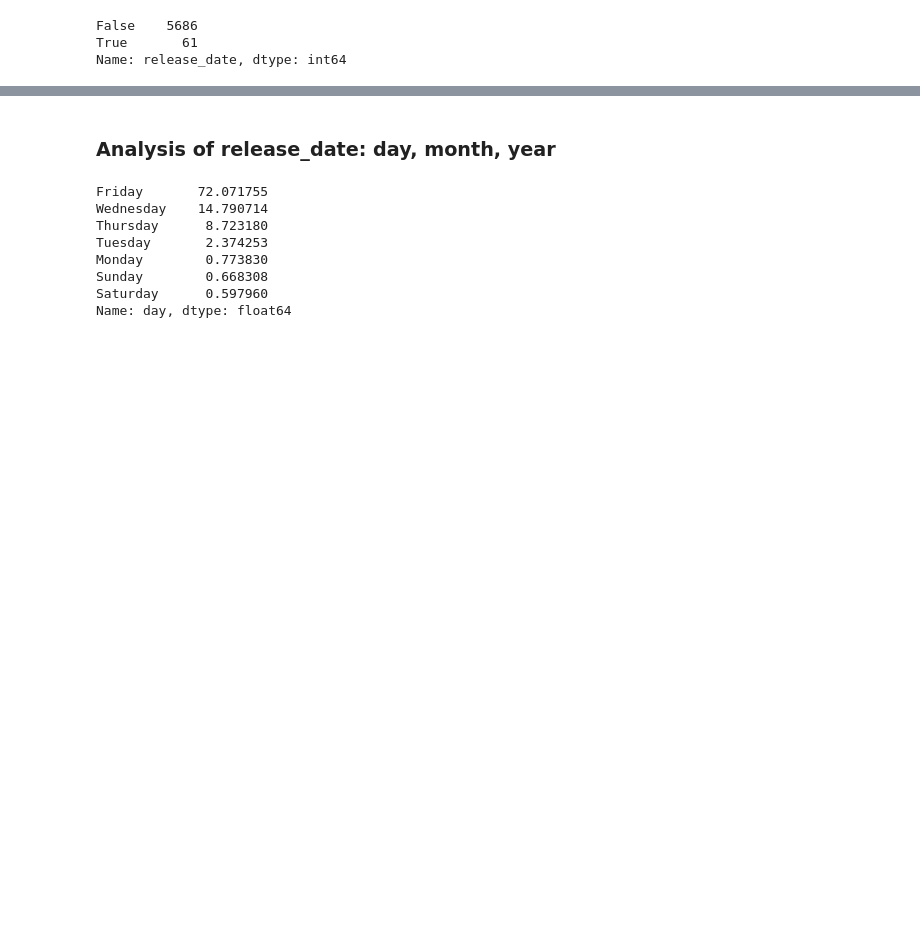
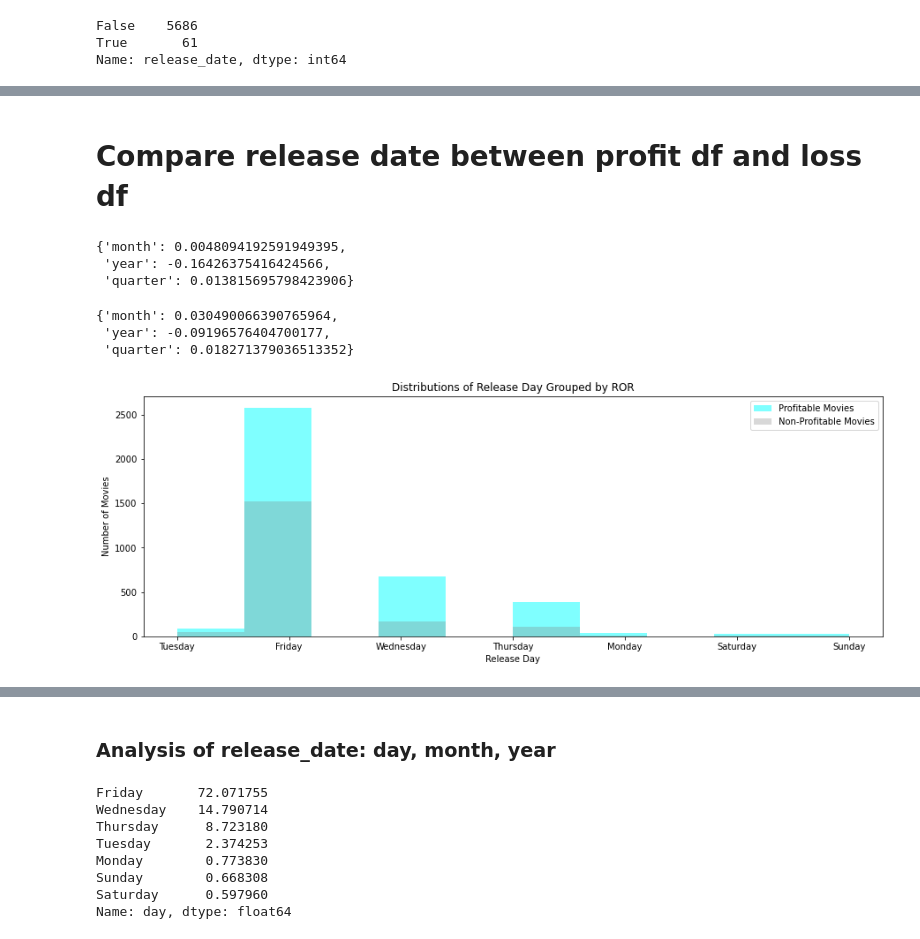
Before and after one commit to czarinagluna/Microsoft-Movie-Recommendations, a Jupyter notebook: czarina_release_date_analysis.ipynb, the cells around one changed output, grey strips where cells are left out. Drawn from its saved outputs; the diff is of its cells as text; code cells hidden in the pictures; blank space fills up the shorter version.

```diff
--- a/czarina_release_date_analysis.ipynb
+++ b/czarina_release_date_analysis.ipynb
@@ -112,3 +61,5 @@ df.head(2)
+# %%
+df['quarter'] = pd.DatetimeIndex(df['release_date']).quarter
 # %%
 df.describe()
 # %% [output]
@@ -196,0 +148,2 @@ dates_df.loc[dates_df['year'] == dates_df['year'].max()]
+# %%
+profit_df = dates_df[dates_df['profit_to_budget'] > 1]
@@ -211,0 +242,2 @@ Name: year, Length: 94, dtype: int64
+# %%
+loss_df = dates_df[dates_df['profit_to_budget'] <= 1]
@@ -211,0 +286,2 @@ Name: year, Length: 94, dtype: int64
+# %% [markdown]
+# Compare release date between profit df and loss df
@@ -211,0 +297,6 @@ Name: year, Length: 94, dtype: int64
+# %%
+corr_dict_profit
+# %% [output]
+{'month': 0.0048094192591949395,
+ 'year': -0.16426375416424566,
+ 'quarter': 0.013815695798423906}
@@ -211,0 +312,33 @@ Name: year, Length: 94, dtype: int64
+# %%
+corr_dict_loss
+# %% [output]
+{'month': 0.030490066390765964,
+ 'year': -0.09196576404700177,
+ 'quarter': 0.018271379036513352}
+# %%
+fig, ax = plt.subplots(figsize=(15,5))
+
+#bins = range(dates_df["profit_to_budget"].min(), dates_df["profit_to_budget"].max(), dates_int(df["profit_to_budget"].median()) // 20)
+
+ax.hist(
+    x=profit_df["day"],
+    label="Profitable Movies",
+    bins=10,
+    color="cyan",
+    alpha=0.5
+)
+
+ax.hist(
+    x=loss_df["day"],
+    label="Non-Profitable Movies",
+    bins=10,
+    color="gray",
+    alpha=0.3
+)
+
+ax.set_title("Distributions of Release Day Grouped by ROR")
+ax.set_xlabel("Release Day")
+ax.set_ylabel("Number of Movies")
+ax.legend();
+# %% [output]
+[figure, added]
```
Also changed, not shown: parts of 58 cells of this notebook, 20 other files.
